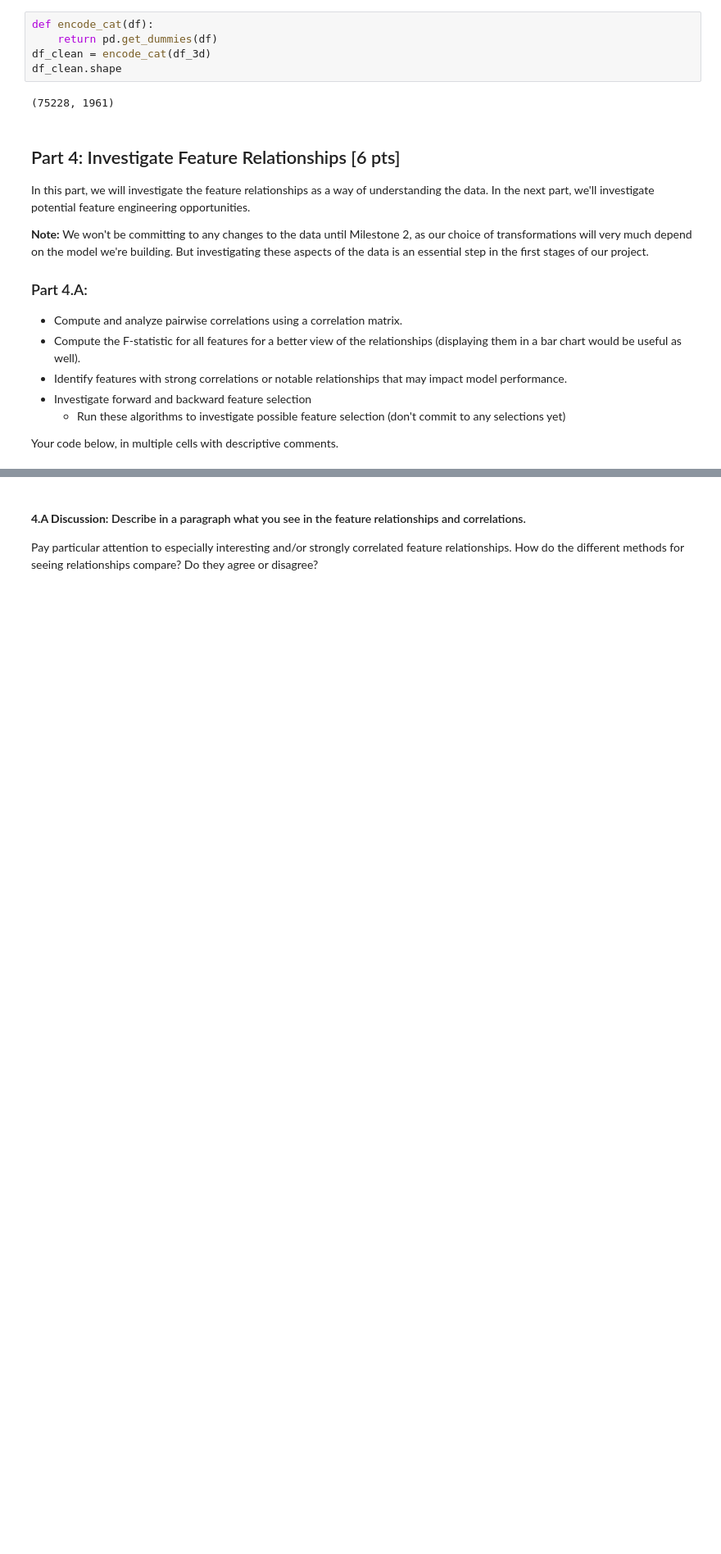
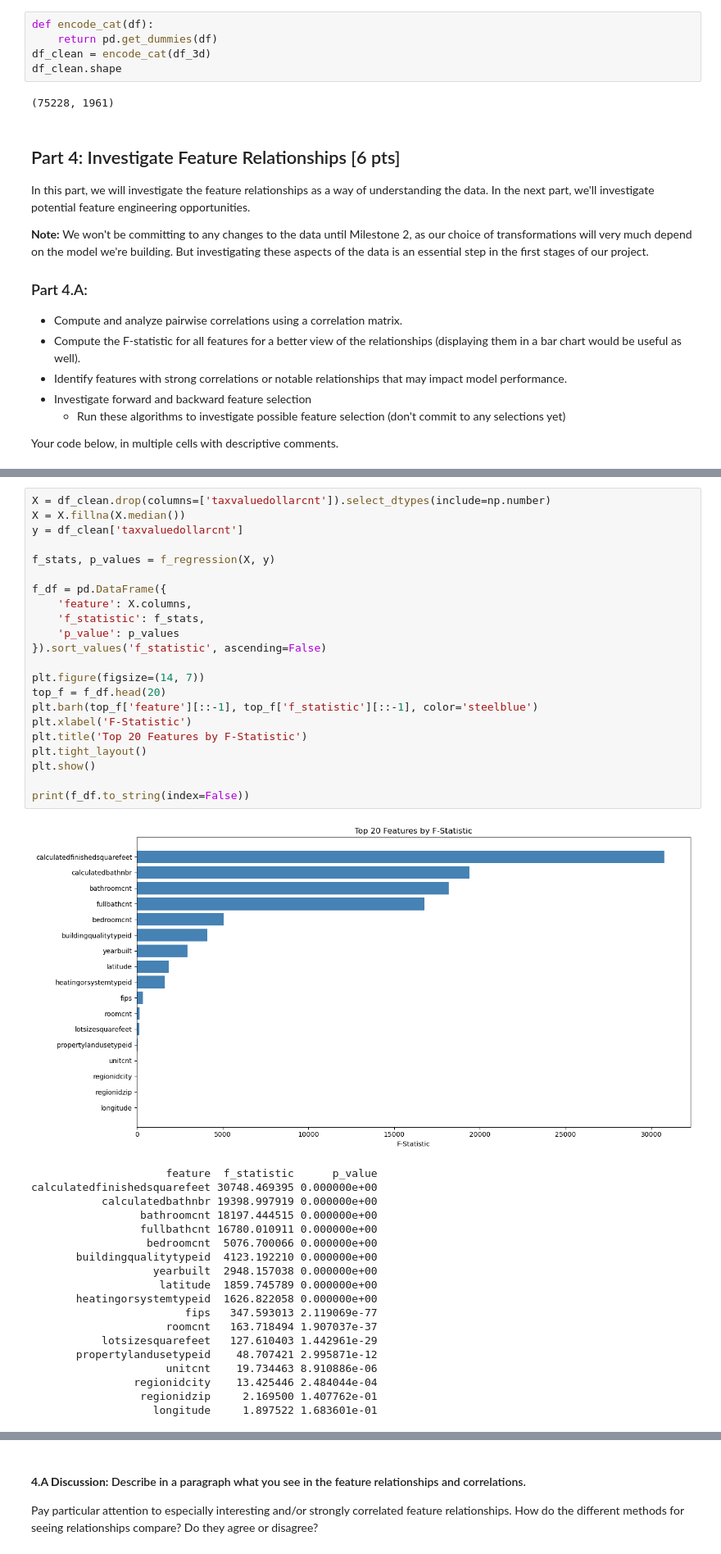
Before and after one commit to GJG1991/milestone1, a Jupyter notebook: Milestone_01.ipynb, the cells around one changed output, grey strips where cells are left out. Shown at 82% size. Saved outputs shown, nothing was run; the diff lists cells and outputs as text; blank space fills up the shorter version.

```diff
--- a/Milestone_01.ipynb
+++ b/Milestone_01.ipynb
@@ -573,0 +635,42 @@ Your code below, in multiple cells with descriptive comments.
+# %%
+X = df_clean.drop(columns=['taxvaluedollarcnt']).select_dtypes(include=np.number)
+X = X.fillna(X.median())
+y = df_clean['taxvaluedollarcnt']
+
+f_stats, p_values = f_regression(X, y)
+
+f_df = pd.DataFrame({
+    'feature': X.columns,
+    'f_statistic': f_stats,
+    'p_value': p_values
+}).sort_values('f_statistic', ascending=False)
+
+plt.figure(figsize=(14, 7))
+top_f = f_df.head(20)
+plt.barh(top_f['feature'][::-1], top_f['f_statistic'][::-1], color='steelblue')
+plt.xlabel('F-Statistic')
+plt.title('Top 20 Features by F-Statistic')
+plt.tight_layout()
+plt.show()
+
+print(f_df.to_string(index=False))
+# %% [output]
+[figure, added]
+                     feature  f_statistic      p_value
+calculatedfinishedsquarefeet 30748.469395 0.000000e+00
+           calculatedbathnbr 19398.997919 0.000000e+00
+                 bathroomcnt 18197.444515 0.000000e+00
+                 fullbathcnt 16780.010911 0.000000e+00
+                  bedroomcnt  5076.700066 0.000000e+00
+       buildingqualitytypeid  4123.192210 0.000000e+00
+                   yearbuilt  2948.157038 0.000000e+00
+                    latitude  1859.745789 0.000000e+00
+       heatingorsystemtypeid  1626.822058 0.000000e+00
+                        fips   347.593013 2.119069e-77
+                     roomcnt   163.718494 1.907037e-37
+           lotsizesquarefeet   127.610403 1.442961e-29
+       propertylandusetypeid    48.707421 2.995871e-12
+                     unitcnt    19.734463 8.910886e-06
+                regionidcity    13.425446 2.484044e-04
+                 regionidzip     2.169500 1.407762e-01
+                   longitude     1.897522 1.683601e-01
```
Also changed, not shown: parts of 13 cells of this notebook.
